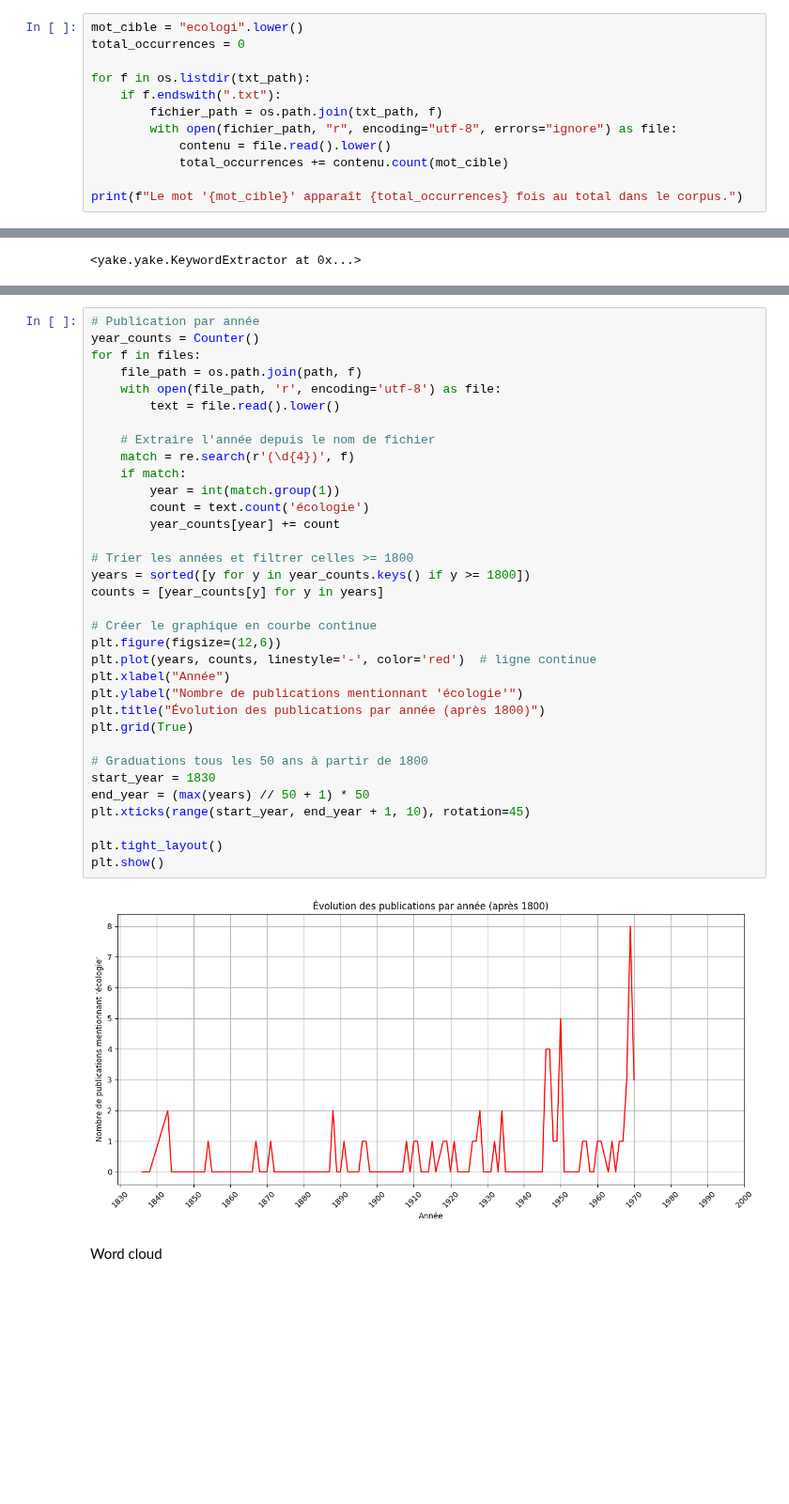
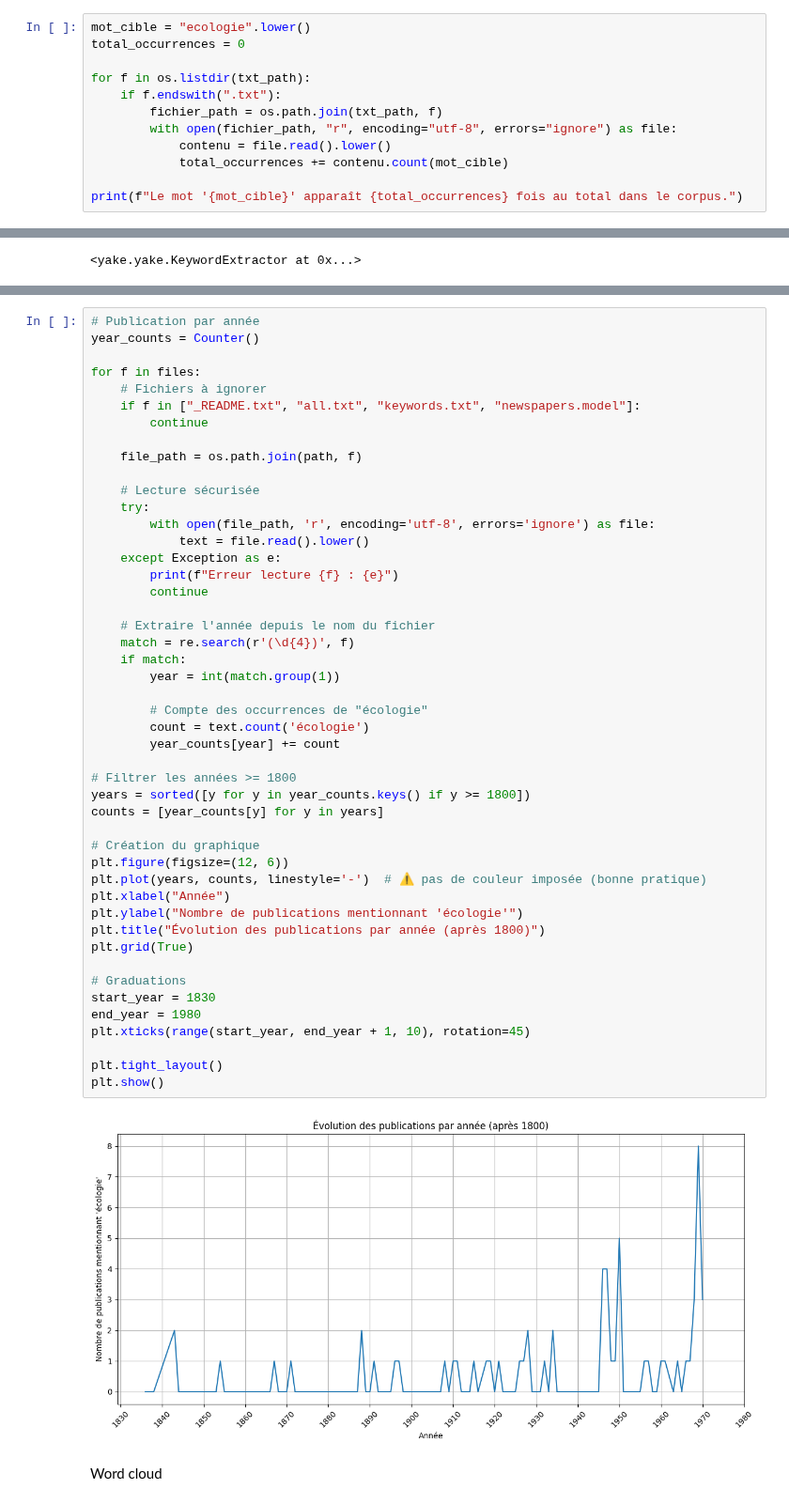
Before and after one commit to 00atal/tac, a Jupyter notebook: tps/tp4/TP4.ipynb, the cells around one changed output, grey strips where cells are left out. Shown at 94% size. Saved outputs shown, nothing was run; the diff lists cells and outputs as text; blank space fills up the shorter version.

Commit message:
Clustering: fix des files a ignorer lors des lectures

```diff
--- a/tps/tp4/TP4.ipynb
+++ b/tps/tp4/TP4.ipynb
@@ -228,7 +226,7 @@ plt.show()
 # %% [markdown]
 Fréquences
 # %%
-mot_cible = "ecologi".lower()
+mot_cible = "ecologie".lower()
 total_occurrences = 0
 
 for f in os.listdir(txt_path):
@@ -357,39 +424,52 @@ for f in sorted(files):
 # %%
 # Publication par année
 year_counts = Counter()
+
 for f in files:
+    # Fichiers à ignorer
+    if f in ["_README.txt", "all.txt", "keywords.txt", "newspapers.model"]:
+        continue
+
     file_path = os.path.join(path, f)
-    with open(file_path, 'r', encoding='utf-8') as file:
-        text = file.read().lower()
 
-    # Extraire l'année depuis le nom de fichier
+    # Lecture sécurisée
+    try:
+        with open(file_path, 'r', encoding='utf-8', errors='ignore') as file:
+            text = file.read().lower()
+    except Exception as e:
+        print(f"Erreur lecture {f} : {e}")
+        continue
+
+    # Extraire l'année depuis le nom du fichier
     match = re.search(r'(\d{4})', f)
     if match:
         year = int(match.group(1))
+
+        # Compte des occurrences de "écologie"
         count = text.count('écologie')
         year_counts[year] += count
 
-# Trier les années et filtrer celles >= 1800
+# Filtrer les années >= 1800
 years = sorted([y for y in year_counts.keys() if y >= 1800])
 counts = [year_counts[y] for y in years]
 
-# Créer le graphique en courbe continue
-plt.figure(figsize=(12,6))
-plt.plot(years, counts, linestyle='-', color='red')  # ligne continue
+# Création du graphique
+plt.figure(figsize=(12, 6))
+plt.plot(years, counts, linestyle='-')  # ⚠️ pas de couleur imposée (bonne pratique)
 plt.xlabel("Année")
 plt.ylabel("Nombre de publications mentionnant 'écologie'")
 plt.title("Évolution des publications par année (après 1800)")
 plt.grid(True)
 
-# Graduations tous les 50 ans à partir de 1800
+# Graduations
 start_year = 1830
-end_year = (max(years) // 50 + 1) * 50
+end_year = 1980
 plt.xticks(range(start_year, end_year + 1, 10), rotation=45)
 
 plt.tight_layout()
 plt.show()
 # %% [output]
-[figure, old version]
+[figure, new version]
 # %% [markdown]
 Word cloud
 # %%
```
Also changed, not shown: parts of 26 cells of this notebook.
